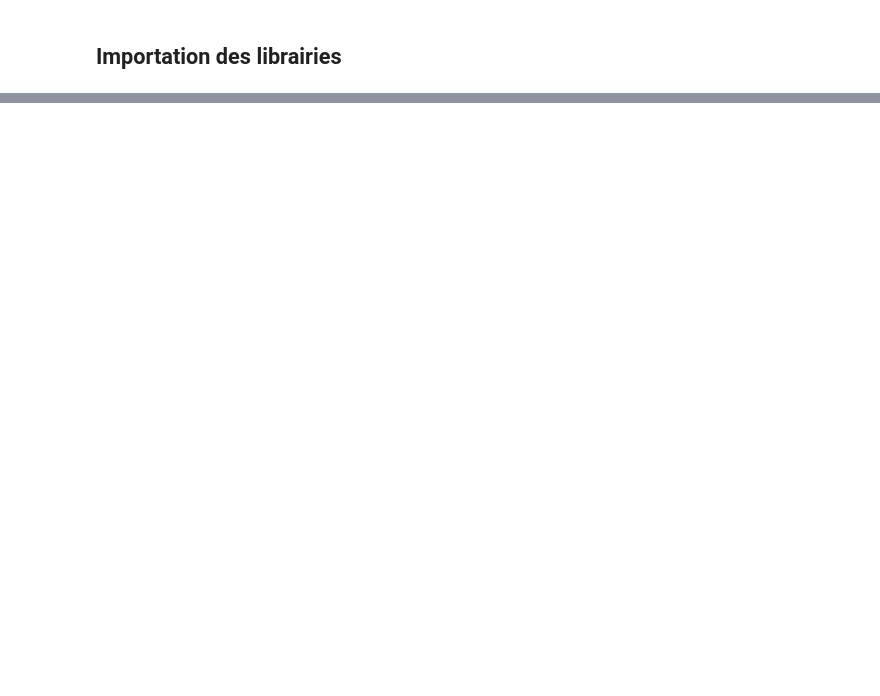
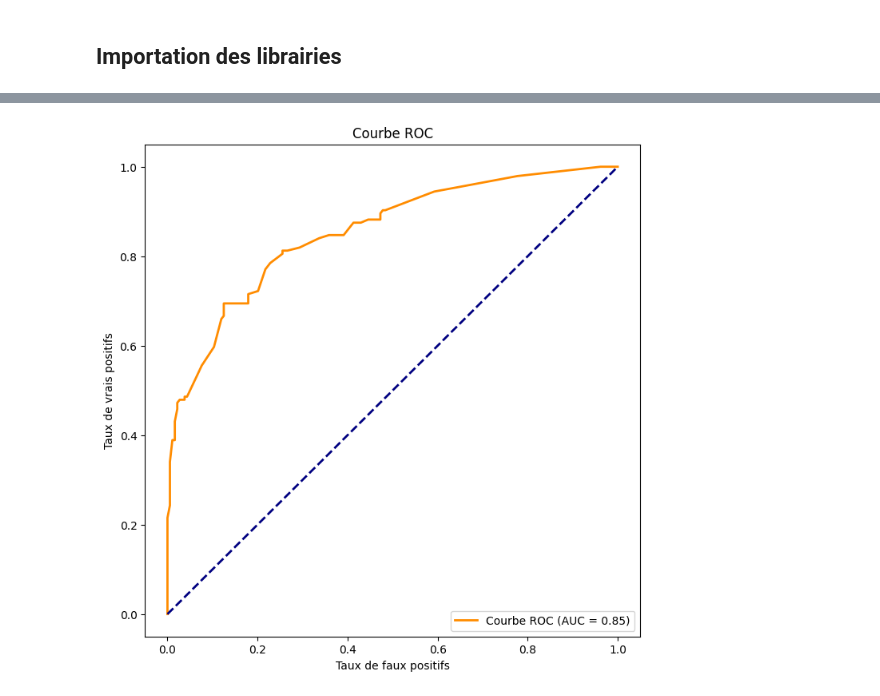
Before and after one commit to TCHAI1010/mlops, a Jupyter notebook: Titanic.ipynb, the cells around one changed output, grey strips where cells are left out. Saved outputs shown, nothing was run; the diff lists cells and outputs as text; code cells hidden in the pictures; blank space fills up the shorter version.

```diff
--- a/Titanic.ipynb
+++ b/Titanic.ipynb
@@ -39,0 +126,2 @@ Le pré-traitement qui suit se déroule en ?? étapes :
+# %%
+reg=apply_LogisticRegression(x,y)
@@ -41,0 +190,4 @@ Le pré-traitement qui suit se déroule en ?? étapes :
+# %%
+model_visuaize(reg,x,y)
+# %% [output]
+[figure, added]
```
Also changed, not shown: parts of 26 cells of this notebook, 3 other files.
